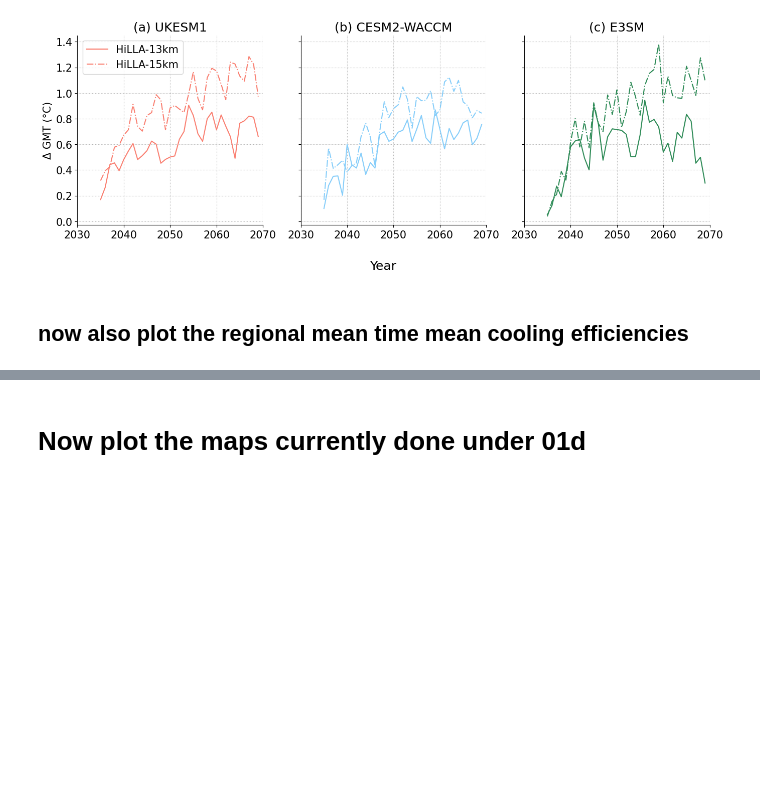
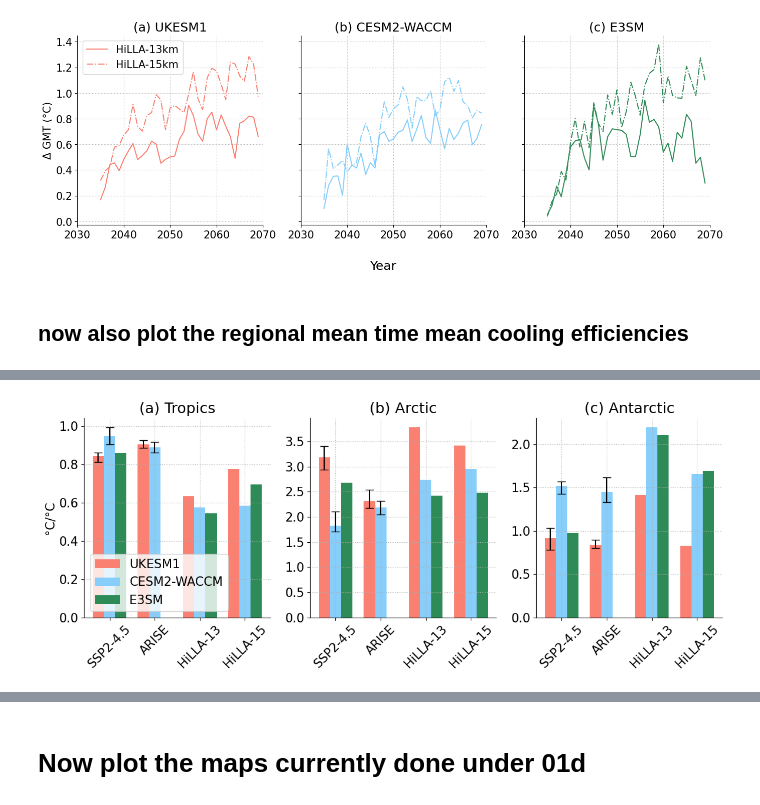
Before and after one commit to alistairduffey/HiLLA_MM, a Jupyter notebook: Prod_analysis/01a_cooling_timeseries_and_regional_efficiencies.ipynb, the cells around one changed output, grey strips where cells are left out. Cells and saved outputs as stored; diff of their text form; code cells hidden in the pictures; blank space fills up the shorter version.

```diff
--- a/Prod_analysis/01a_cooling_timeseries_and_regional_efficiencies.ipynb
+++ b/Prod_analysis/01a_cooling_timeseries_and_regional_efficiencies.ipynb
@@ -404,8 +404,8 @@ for model in ['UKESM', 'CESM']:
 
 ARISE_timeseries_dict = dict(zip(['UKESM', 'CESM'], timeseries_dicts))
 # %%
-def abs_temp(timeseries_ds):
-    return timeseries_ds.sel(time=slice('2050', '2069')).mean(['time']).tas.values.item()
+def abs_temp(timeseries_ds, t1='2050', t2='2069'):
+    return timeseries_ds.sel(time=slice(t1, t2)).mean(['time']).tas.values.item()
 
 
 ## reduce HiLLA temp data to single values for abs temp. over time period:
@@ -502,0 +525,87 @@ E3SM Antarctic
+# %%
+## delta T per unit global delta T:
+
+
+### plot regional coolings, v3 (combine all 4 sublots into one):
+
+
+fig, axs = plt.subplots(1, 3, figsize=(12, 5))
+
+run_labels = ['SSP2-4.5', 'ARISE', 'HiLLA-13', 'HiLLA-15']
+titles = ['(a) Tropics', '(b) Arctic', '(c) Antarctic']
+modeldict = {'UKESM':'UKESM1', 'CESM':'CESM2-WACCM', 'E3SM':'E3SM'}
+
+x = np.arange(len(run_labels))  # bar positions
+bar_width = 0.25  # width of each bar
+offsets = [-bar_width, 0, bar_width]
+
+l=0
+for region in ['Tropics', 'Arctic', 'Antarctic']:
+    ax = axs[l]
+    i=0
+    for model in models:
+        #print(model, region)
+        if model != 'E3SM':
+
+            arise_global_coolings = [abs_temp((ARISE_timeseries_dict[model]['Global'].isel(Ensemble_member=e) - SSP245_timeseries_dict[model]['Global'].mean('Ensemble_member'))) for e in range(5)]
+            arise_coolings = [abs_temp((ARISE_timeseries_dict[model][region].isel(Ensemble_member=e) - SSP245_timeseries_dict[model][region].mean('Ensemble_member'))) for e in range(5)]
+            arise_ratios = [arise_coolings[e]/arise_global_coolings[e] for e in range(5)]
+            arise_ratio = np.mean(arise_coolings)/np.mean(arise_global_coolings)
+
+            global_warmings = [abs_temp(SSP245_timeseries_dict[model]['Global'].isel(Ensemble_member=e), t1='2050', t2='2069') - abs_temp(SSP245_timeseries_dict[model]['Global'].mean('Ensemble_member'), t1='2015', t2='2035') for e in range(5)]
+            regional_warmings = [abs_temp(SSP245_timeseries_dict[model][region].isel(Ensemble_member=e), t1='2050', t2='2069') - abs_temp(SSP245_timeseries_dict[model][region].mean('Ensemble_member'), t1='2015', t2='2035')  for e in range(5)]
+            ssp245_ratios = [regional_warmings[e]/global_warmings[e] for e in range(5)]
+            ssp245_ratio = np.mean(regional_warmings)/np.mean(global_warmings)
+
+        if model == 'E3SM':
+            arise_ratio, arise_ratios = np.nan, [np.nan]
+            global_warming = abs_temp(SSP245_timeseries_dict[model]['Global'].mean('Ensemble_member'), t1='2060', t2='2069') - abs_temp(SSP245_timeseries_dict[model]['Global'].mean('Ensemble_member'), t1='2035', t2='2045')
+            regional_warming = abs_temp(SSP245_timeseries_dict[model][region].mean('Ensemble_member'), t1='2060', t2='2069') - abs_temp(SSP245_timeseries_dict[model][region].mean('Ensemble_member'), t1='2035', t2='2045')
+            ssp245_ratios = [np.nan]
+            ssp245_ratio = regional_warming/global_warming
+
+        HiLLA_13_global_cooling = abs_temp(HiLLA_timeseries_dict[model]['13km']['Global']) - abs_temp(SSP245_timeseries_dict[model]['Global'].isel(Ensemble_member=0))
+        HiLLA_15_global_cooling = abs_temp(HiLLA_timeseries_dict[model]['15km']['Global']) - abs_temp(SSP245_timeseries_dict[model]['Global'].isel(Ensemble_member=0))
+
+        HiLLA_13_cooling = abs_temp(HiLLA_timeseries_dict[model]['13km'][region]) - abs_temp(SSP245_timeseries_dict[model][region].isel(Ensemble_member=0))
+        HiLLA_15_cooling = abs_temp(HiLLA_timeseries_dict[model]['15km'][region]) - abs_temp(SSP245_timeseries_dict[model][region].isel(Ensemble_member=0))
+
+        HiLLA_13_ratio = HiLLA_13_cooling/HiLLA_13_global_cooling
+        HiLLA_15_ratio = HiLLA_15_cooling/HiLLA_15_global_cooling
+
+        print(model, region, ssp245_ratio, arise_ratio, HiLLA_13_ratio, HiLLA_15_ratio)
+        if region == 'Tropics':
+            print(model, region, 'vs SSP245.. ', arise_ratio/ssp245_ratio, HiLLA_13_ratio/ssp245_ratio, HiLLA_15_ratio/ssp245_ratio)
+            print(model, region, 'vs ARISE.. ', HiLLA_13_ratio/arise_ratio, HiLLA_15_ratio/arise_ratio)
+
+        ax.bar(x + offsets[i],
+               [ssp245_ratio, arise_ratio, HiLLA_13_ratio, HiLLA_15_ratio],
+               width=bar_width, label=modeldict[model], color=model_colors[model],
+               yerr=[[np.abs(np.min(ssp245_ratios) - ssp245_ratio),
+                      np.abs(np.min(arise_ratios) - arise_ratio),
+                      np.nan, np.nan],
+                    [np.abs(np.max(ssp245_ratios) - ssp245_ratio),
+                     np.abs(np.max(arise_ratios) - arise_ratio),
+                     np.nan, np.nan]],
+                error_kw={'capsize':5})
+        i=i+1
+
+    ax.spines['top'].set_visible(False)
+    ax.spines['right'].set_visible(False)
+    ax.grid(ls='dotted')
+    ax.set_title(titles[l])
+
+    ax.set_xticks(x)
+    ax.set_xticklabels(run_labels, rotation=45)
+    #if l < 2:
+    #    ax.set_ylim(None, 1.58)
+
+    if l==0:
+        ax.legend(fontsize='medium')
+        ax.set_ylabel('°C/°C')
+    l=l+1
+
+
+plt.tight_layout()
+plt.savefig('Figures/Regional_coolings_per_unit_global_all.jpg', dpi=300, bbox_inches='tight')
+# %% [output]
@@ -502,0 +627 @@ E3SM Antarctic
+[figure, added]
```
Also changed, not shown: parts of 10 cells of this notebook, 6 other files.
